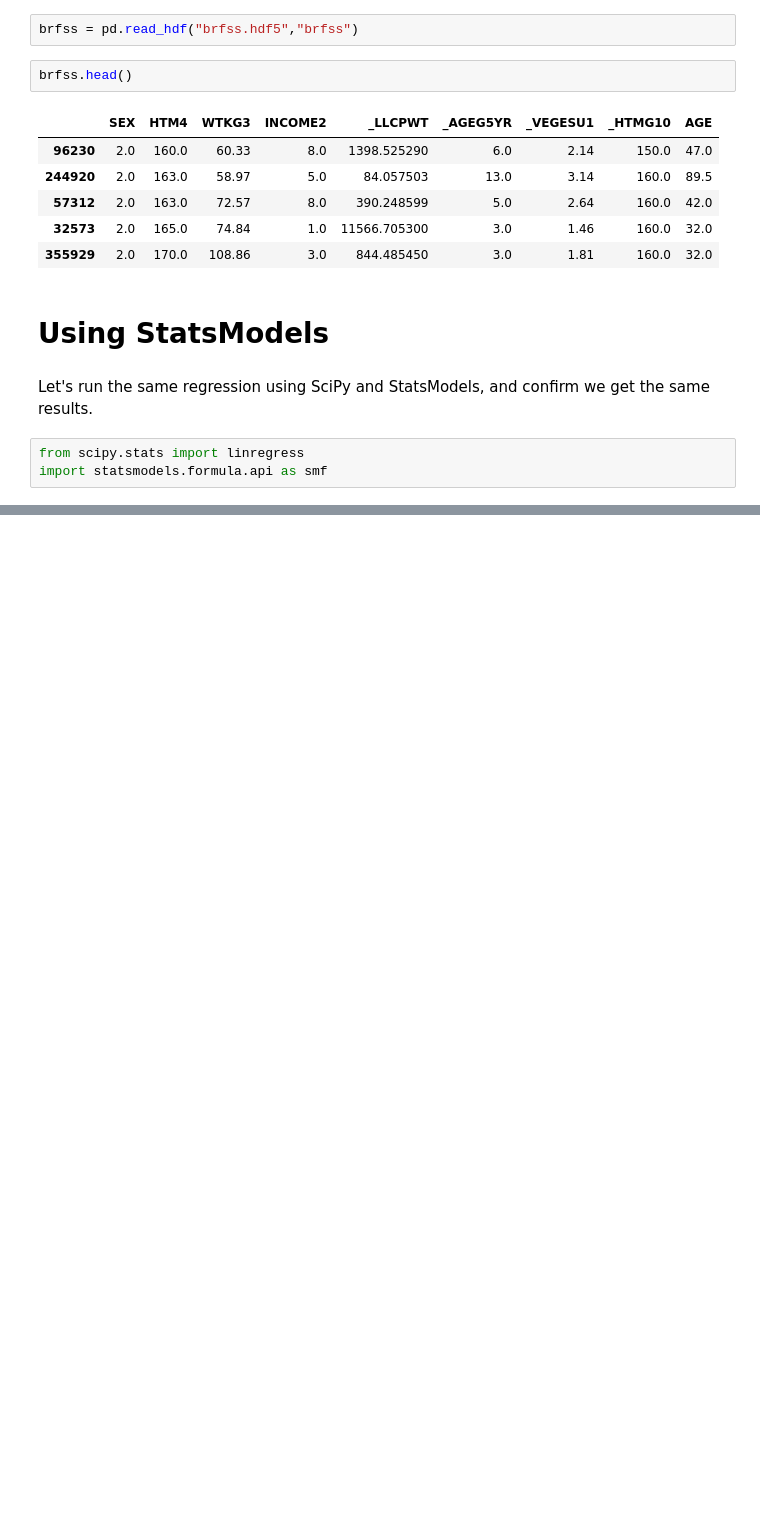
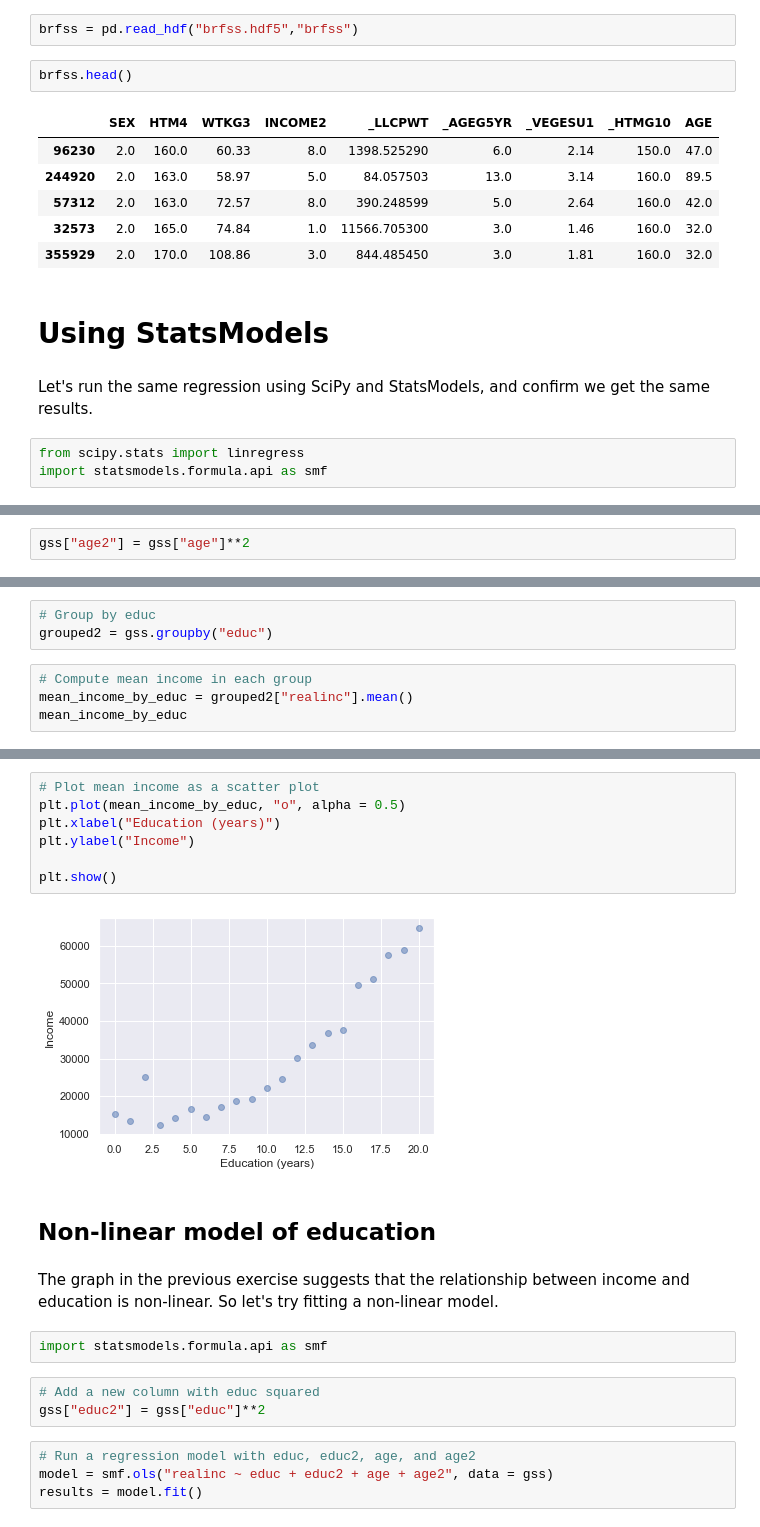
Before and after one commit to tolgaozkan89/my_DataCamp_DataScientist_CareerTracks_Notes, a Jupyter notebook: 22_Exploratory Data Analysis in Python/4_Multivariate Thinking/Multivariate Thinking_(brfss).ipynb, the cells around one changed output, grey strips where cells are left out. Cells and saved outputs as stored; diff of their text form; blank space fills up the shorter version.

```diff
--- a/22_Exploratory Data Analysis in Python/4_Multivariate Thinking/Multivariate Thinking_(brfss).ipynb
+++ b/22_Exploratory Data Analysis in Python/4_Multivariate Thinking/Multivariate Thinking_(brfss).ipynb
@@ -26,0 +125,2 @@ subset = T
+# %%
+gss["age2"] = gss["age"]**2
@@ -26,0 +143,7 @@ subset = T
+# %%
+# Group by educ
+grouped2 = gss.groupby("educ")
+# %%
+# Compute mean income in each group
+mean_income_by_educ = grouped2["realinc"].mean()
+mean_income_by_educ
@@ -26,0 +168,22 @@ subset = T
+# %%
+# Plot mean income as a scatter plot
+plt.plot(mean_income_by_educ, "o", alpha = 0.5)
+plt.xlabel("Education (years)")
+plt.ylabel("Income")
+
+plt.show()
+# %% [output]
+[figure, added]
+# %% [markdown]
+## Non-linear model of education
+# %% [markdown]
+The graph in the previous exercise suggests that the relationship between income and education is non-linear. So let's try fitting a non-linear model.
+# %%
+import statsmodels.formula.api as smf
+# %%
+# Add a new column with educ squared
+gss["educ2"] = gss["educ"]**2
+# %%
+# Run a regression model with educ, educ2, age, and age2
+model = smf.ols("realinc ~ educ + educ2 + age + age2", data = gss)
+results = model.fit()
```
Also changed, not shown: parts of 80 cells of this notebook, 6 other files.
